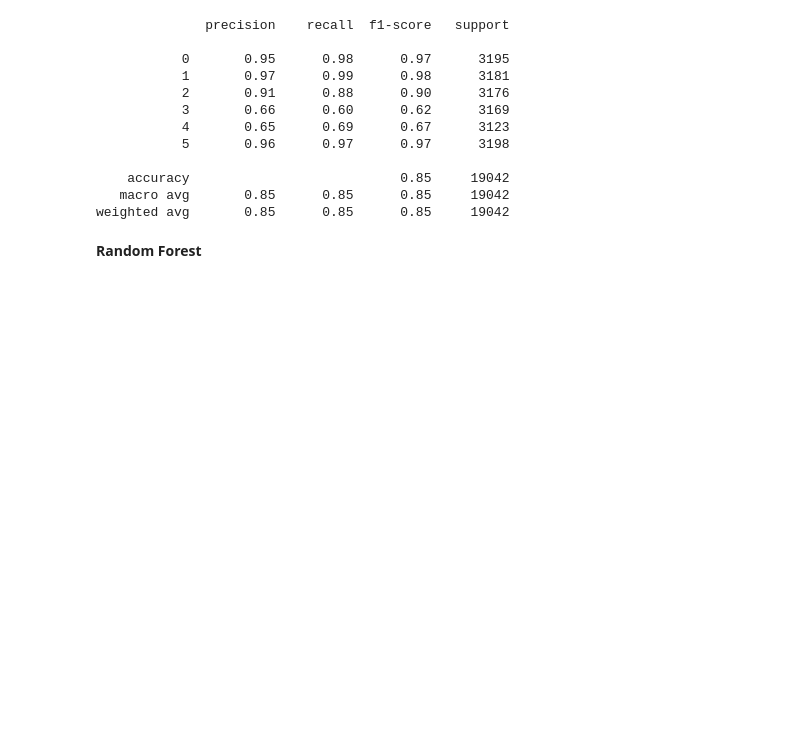
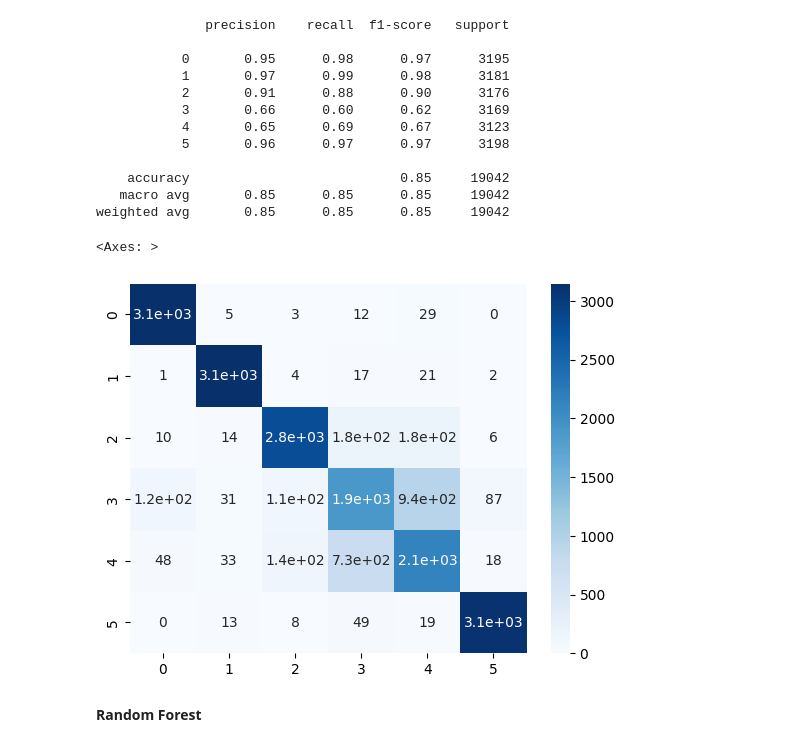
Before and after one commit to Tydos/Cyberbullying-Detection, a Jupyter notebook: cyberbullying-classification-study.ipynb, the cells around one changed output. Saved outputs shown, nothing was run; the diff lists cells and outputs as text; code cells hidden in the pictures; blank space fills up the shorter version.

```diff
--- a/cyberbullying-classification-study.ipynb
+++ b/cyberbullying-classification-study.ipynb
@@ -381,6 +381,12 @@ weighted avg       0.85      0.85      0.85     19042
 # %%
 with open('svm.pkl', 'wb') as file:
     pickle.dump(svm_model_linear, file)
+# %%
+cm = confusion_matrix(y_test, y_pred)
+sns.heatmap(cm,cmap="Blues",annot=True)
+# %% [output]
+<Axes: >
+[figure, added]
 # %% [markdown]
 **Random Forest**
 # %%
```
Also changed, not shown: parts of 53 cells of this notebook, 1 other file.
